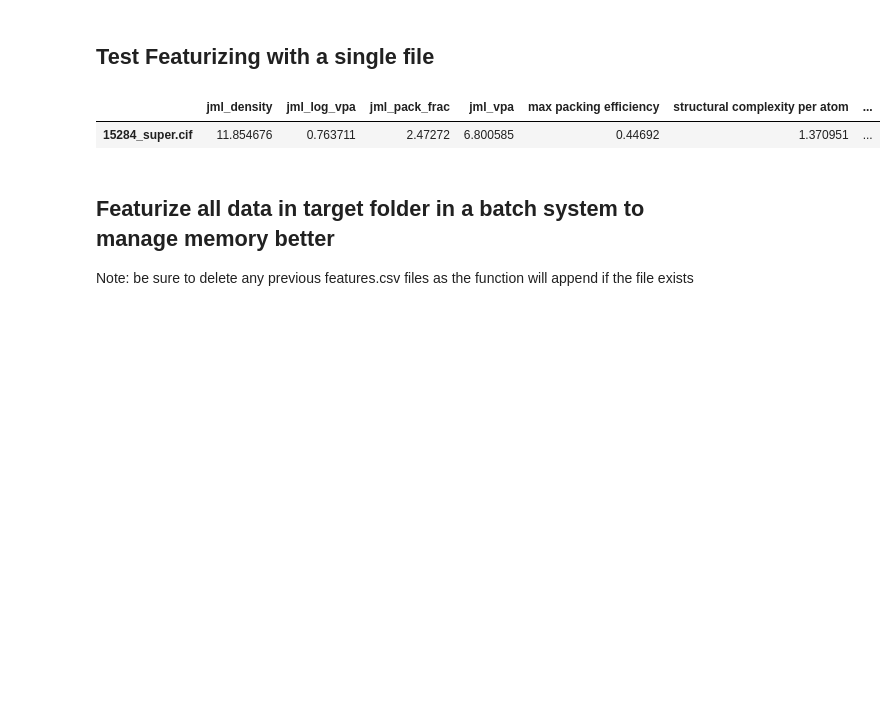
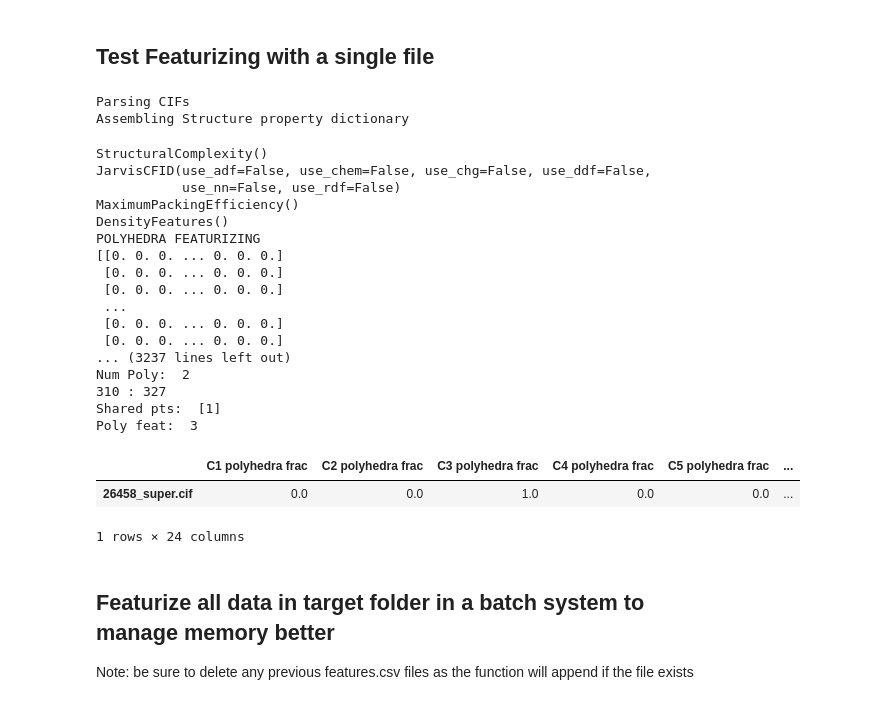
Before and after one commit to adampotter0105/TEC_ML, a Jupyter notebook: feature_generator.ipynb, the cells around one changed output. Cells and saved outputs as stored; diff of their text form; code cells hidden in the pictures; blank space fills up the shorter version.

```diff
--- a/feature_generator.ipynb
+++ b/feature_generator.ipynb
@@ -3,18 +3,24 @@ from pathlib import Path
 import os
 import numpy as np
 import pandas as pd
+import scipy as sp
 import timeit
 from pymatgen.io.cif import CifParser
+from pymatgen.core import Composition
 # Bond Features
 from matminer.featurizers.site import GaussianSymmFunc, SiteElementalProperty,AGNIFingerprints
 
 # Structure Features
 from matminer.featurizers.structure.bonding import GlobalInstabilityIndex, StructuralHeterogeneity
 from matminer.featurizers.structure.composite import JarvisCFID
-from matminer.featurizers.structure.order import StructuralComplexity, MaximumPackingEfficiency
+from matminer.featurizers.structure.order import StructuralComplexity, MaximumPackingEfficiency, DensityFeatures
+from matminer.featurizers.structure.misc import StructureComposition
+from matminer.featurizers.composition.element import ElementFraction
+from matminer.featurizers.conversions import CompositionToOxidComposition
+from matminer.featurizers.site.chemical import EwaldSiteEnergy
 
-
-BOND_MAX_DIST = 2.85  # Max distance for a bond in angstroms
+BOND_MAX_DIST = 2.9  # Max distance for a bond in angstroms
+POLYHEDRA_BOND_DIST = 2.35 # TODO: CHECK THIS
 # %%
 def featurize_bonds(cifs: list, verbose=False, saveto: str = "features.csv") -> pd.DataFrame:
     """Featurize crystal structures using elemetal, geometric, and chemical descriptors for local environments.
@@ -190,12 +306,32 @@ def remove_files(filename):
 ## Test Featurizing with a single file
 # %%
 remove_files('test_feat')
-bond_test = featurize_bonds(['supercells_data/15284_super.cif'], saveto='test_feat')
-struc_test = featurize_structure(['supercells_data/15284_super.cif'], saveto='test_feat')
+#bond_test = featurize_bonds(['supercells_data/26458_super.cif'], saveto='test_feat', verbose=True)
+struc_test = featurize_structure(['supercells_data/26458_super.cif'], saveto='test_feat', verbose=True)
 struc_test.head()
 # %% [output]
+Parsing CIFs
+Assembling Structure property dictionary
+StructuralComplexity()
+JarvisCFID(use_adf=False, use_chem=False, use_chg=False, use_ddf=False,
+           use_nn=False, use_rdf=False)
+MaximumPackingEfficiency()
+DensityFeatures()
+POLYHEDRA FEATURIZING
+[[0. 0. 0. ... 0. 0. 0.]
+ [0. 0. 0. ... 0. 0. 0.]
+ [0. 0. 0. ... 0. 0. 0.]
+ ...
+ [0. 0. 0. ... 0. 0. 0.]
+ [0. 0. 0. ... 0. 0. 0.]
+... (3237 lines left out)
+Num Poly:  2
+310 : 327
+Shared pts:  [1]
+Poly feat:  3
-|  | jml_density | jml_log_vpa | jml_pack_frac | jml_vpa | max packing efficiency | structural complexity per atom | ... |
-| 15284_super.cif | 11.854676 | 0.763711 | 2.47272 | 6.800585 | 0.44692 | 1.370951 | ... |
+|  | C1 polyhedra frac | C2 polyhedra frac | C3 polyhedra frac | C4 polyhedra frac | C5 polyhedra frac | ... |
+| 26458_super.cif | 0.0 | 0.0 | 1.0 | 0.0 | 0.0 | ... |
+1 rows × 24 columns
 # %% [markdown]
 ## Featurize all data in target folder in a batch system to manage memory better
 Note: be sure to delete any previous features.csv files as the function will append if the file exists
```
Also changed, not shown: parts of 3 cells of this notebook, 8 other files.
